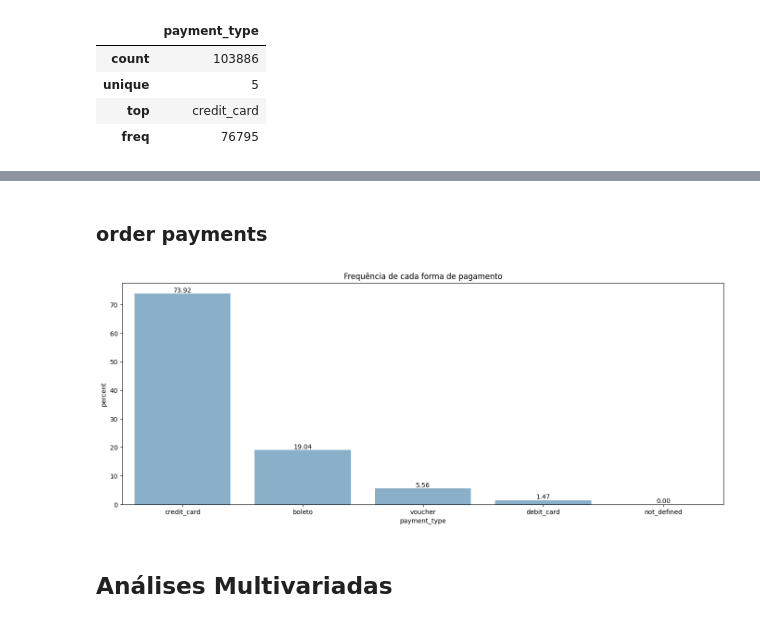
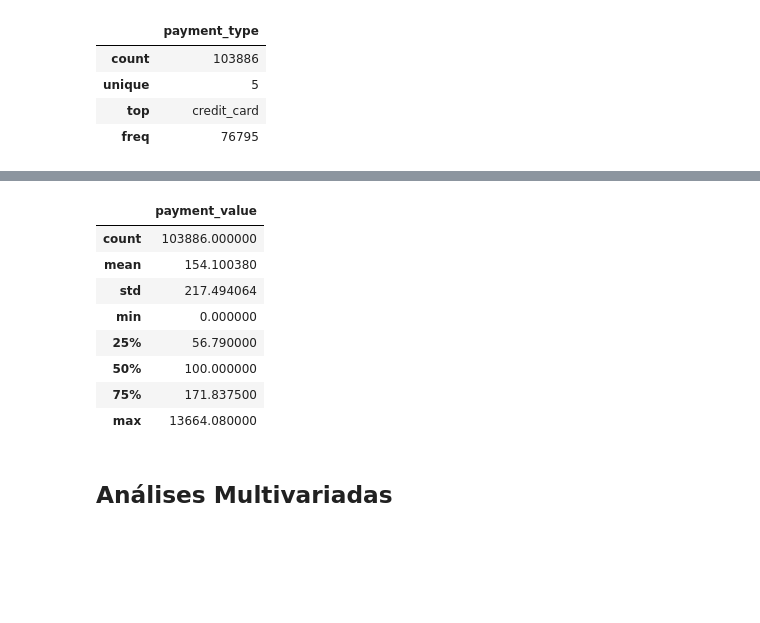
Before and after one commit to Squinelato/eEDB-002-2024-3, a Jupyter notebook: exploratory_analysis/data_analysis.ipynb, the cells around one changed output, grey strips where cells are left out. Saved outputs shown, nothing was run; the diff lists cells and outputs as text; code cells hidden in the pictures; blank space fills up the shorter version.

```diff
--- a/exploratory_analysis/data_analysis.ipynb
+++ b/exploratory_analysis/data_analysis.ipynb
@@ -347,17 +177,14 @@ plt.show()
-# %% [markdown]
-### order payments
-# %%
-fig7, ax7 = plt.subplots(figsize=(14,6))
-
-sns.countplot(data=order_payments, x="payment_type", stat="percent", color=sns.color_palette("Set3")[4], ax=ax7)
-ax7.set_title(f"Frequência de cada forma de pagamento")
-
-for i in ax7.containers:
-    ax7.bar_label(i, fmt="%.2f")
-
-plt.tight_layout(pad=2)
-plt.show()
-# %% [output]
-[figure, removed]
+# %%
+order_payments[["payment_value"]].describe()
+# %% [output]
+|  | payment_value |
+| count | 103886.000000 |
+| mean | 154.100380 |
+| std | 217.494064 |
+| min | 0.000000 |
+| 25% | 56.790000 |
+| 50% | 100.000000 |
+| 75% | 171.837500 |
+| max | 13664.080000 |
 # %% [markdown]
 ## Análises Multivariadas
```
Also changed, not shown: parts of 16 cells of this notebook.
